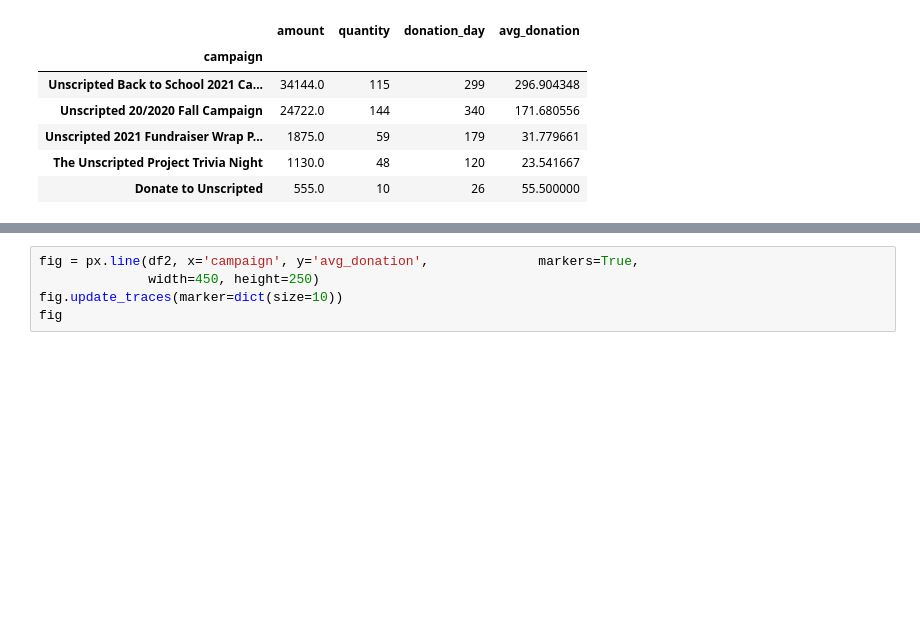
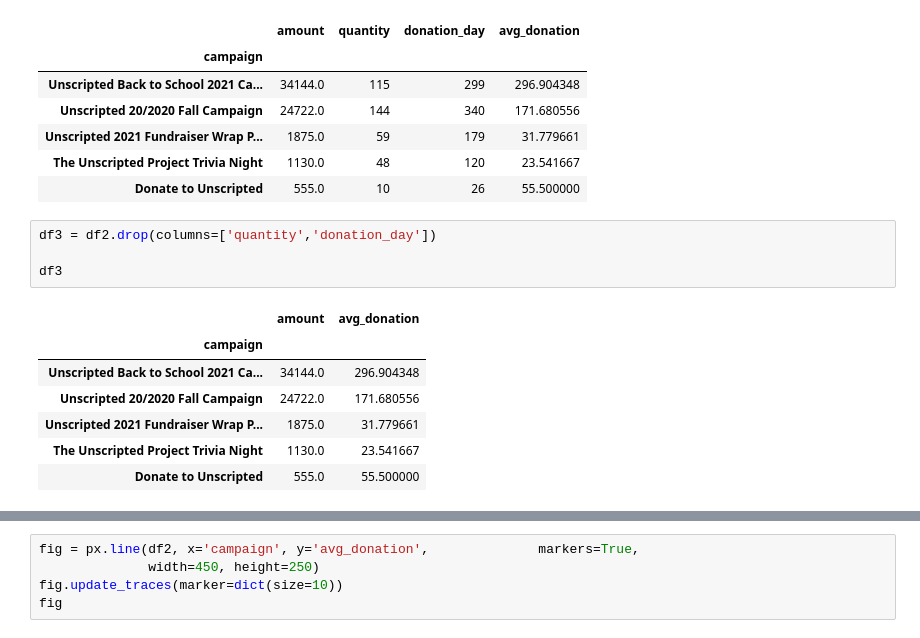
Before and after one commit to wcrowley342/Donordata, a Jupyter notebook: Donation_Data_Analysis.ipynb, the cells around one changed output, grey strips where cells are left out. Saved outputs shown, nothing was run; the diff lists cells and outputs as text; blank space fills up the shorter version.

```diff
--- a/Donation_Data_Analysis.ipynb
+++ b/Donation_Data_Analysis.ipynb
@@ -419,3 +419,15 @@ df2
 | Unscripted 2021 Fundraiser Wrap P... | 1875.0 | 59 | 179 | 31.779661 |
 | The Unscripted Project Trivia Night | 1130.0 | 48 | 120 | 23.541667 |
 | Donate to Unscripted | 555.0 | 10 | 26 | 55.500000 |
+# %%
+df3 = df2.drop(columns=['quantity','donation_day'])
+
+df3
+# %% [output]
+|  | amount | avg_donation |
+| campaign |  |  |
+| Unscripted Back to School 2021 Ca... | 34144.0 | 296.904348 |
+| Unscripted 20/2020 Fall Campaign | 24722.0 | 171.680556 |
+| Unscripted 2021 Fundraiser Wrap P... | 1875.0 | 31.779661 |
+| The Unscripted Project Trivia Night | 1130.0 | 23.541667 |
+| Donate to Unscripted | 555.0 | 55.500000 |
```
Also changed, not shown: parts of 2 cells of this notebook.
